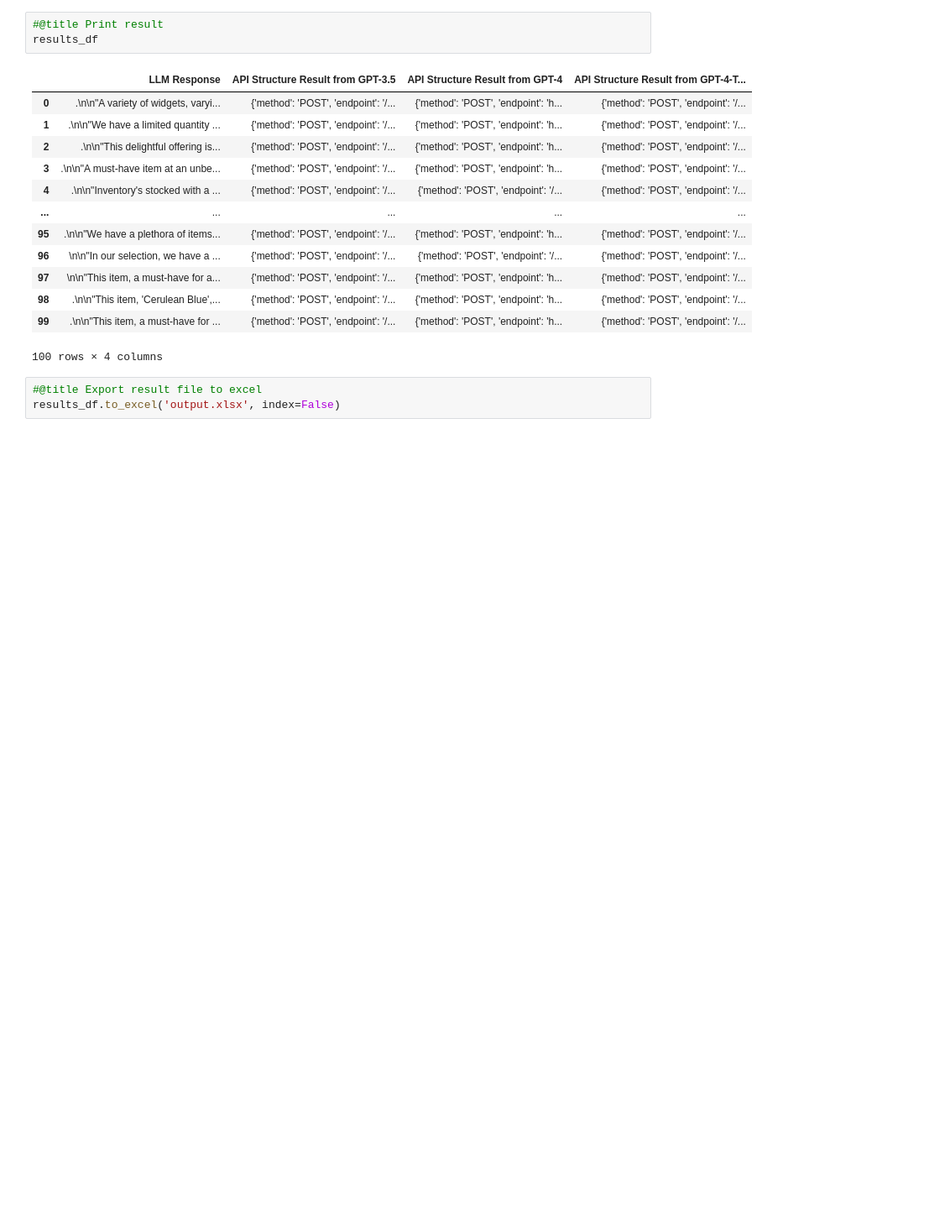
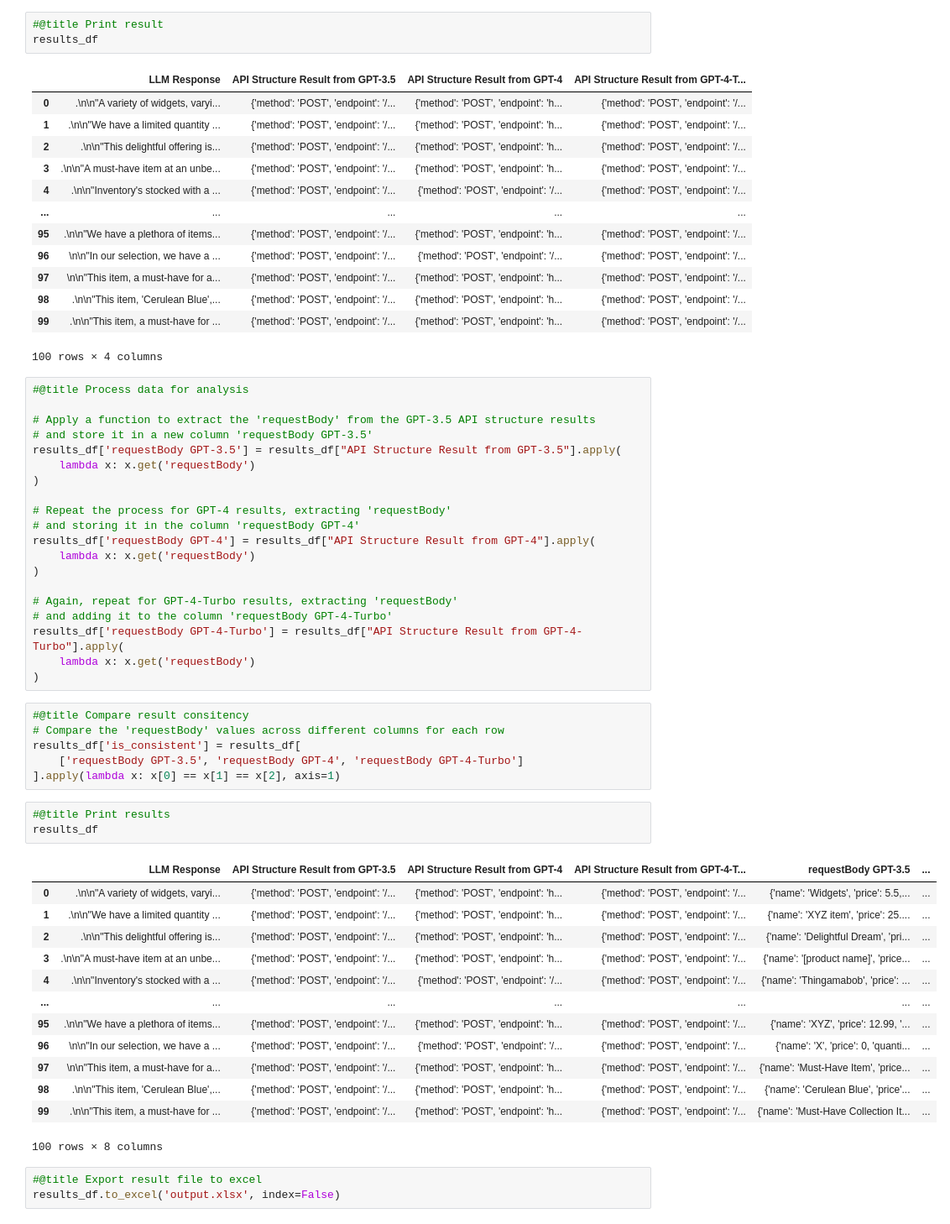
Before and after one commit to tmehtiyev2019/llm-api-tm, a Jupyter notebook: Main.ipynb, the cells around one changed output. Shown: that part at 84% size. Drawn from its saved outputs; the diff is of its cells as text; blank space fills up the shorter version.

Commit message:
add the data processing part

```diff
--- a/Main.ipynb
+++ b/Main.ipynb
@@ -181,6 +181,49 @@ results_df
 | 98 | .\n\n"This item, 'Cerulean Blue',... | {'method': 'POST', 'endpoint': '/... | {'method': 'POST', 'endpoint': 'h... | {'method': 'POST', 'endpoint': '/... |
 | 99 | .\n\n"This item, a must-have for ... | {'method': 'POST', 'endpoint': '/... | {'method': 'POST', 'endpoint': 'h... | {'method': 'POST', 'endpoint': '/... |
 100 rows × 4 columns
+# %%
+#@title Process data for analysis
+
+# Apply a function to extract the 'requestBody' from the GPT-3.5 API structure results
+# and store it in a new column 'requestBody GPT-3.5'
+results_df['requestBody GPT-3.5'] = results_df["API Structure Result from GPT-3.5"].apply(
+    lambda x: x.get('requestBody')
+)
+
+# Repeat the process for GPT-4 results, extracting 'requestBody'
+# and storing it in the column 'requestBody GPT-4'
+results_df['requestBody GPT-4'] = results_df["API Structure Result from GPT-4"].apply(
+    lambda x: x.get('requestBody')
+)
+
+# Again, repeat for GPT-4-Turbo results, extracting 'requestBody'
+# and adding it to the column 'requestBody GPT-4-Turbo'
+results_df['requestBody GPT-4-Turbo'] = results_df["API Structure Result from GPT-4-Turbo"].apply(
+    lambda x: x.get('requestBody')
+)
+# %%
+#@title Compare result consitency
+# Compare the 'requestBody' values across different columns for each row
+results_df['is_consistent'] = results_df[
+    ['requestBody GPT-3.5', 'requestBody GPT-4', 'requestBody GPT-4-Turbo']
+].apply(lambda x: x[0] == x[1] == x[2], axis=1)
+# %%
+#@title Print results
+results_df
+# %% [output]
+|  | LLM Response | API Structure Result from GPT-3.5 | API Structure Result from GPT-4 | API Structure Result from GPT-4-T... | requestBody GPT-3.5 | ... |
+| 0 | .\n\n"A variety of widgets, varyi... | {'method': 'POST', 'endpoint': '/... | {'method': 'POST', 'endpoint': 'h... | {'method': 'POST', 'endpoint': '/... | {'name': 'Widgets', 'price': 5.5,... | ... |
+| 1 | .\n\n"We have a limited quantity ... | {'method': 'POST', 'endpoint': '/... | {'method': 'POST', 'endpoint': 'h... | {'method': 'POST', 'endpoint': '/... | {'name': 'XYZ item', 'price': 25.... | ... |
+| 2 | .\n\n"This delightful offering is... | {'method': 'POST', 'endpoint': '/... | {'method': 'POST', 'endpoint': 'h... | {'method': 'POST', 'endpoint': '/... | {'name': 'Delightful Dream', 'pri... | ... |
+| 3 | .\n\n"A must-have item at an unbe... | {'method': 'POST', 'endpoint': '/... | {'method': 'POST', 'endpoint': 'h... | {'method': 'POST', 'endpoint': '/... | {'name': '[product name]', 'price... | ... |
+| 4 | .\n\n"Inventory's stocked with a ... | {'method': 'POST', 'endpoint': '/... | {'method': 'POST', 'endpoint': '/... | {'method': 'POST', 'endpoint': '/... | {'name': 'Thingamabob', 'price': ... | ... |
+| ... | ... | ... | ... | ... | ... | ... |
+| 95 | .\n\n"We have a plethora of items... | {'method': 'POST', 'endpoint': '/... | {'method': 'POST', 'endpoint': 'h... | {'method': 'POST', 'endpoint': '/... | {'name': 'XYZ', 'price': 12.99, '... | ... |
+| 96 | \n\n"In our selection, we have a ... | {'method': 'POST', 'endpoint': '/... | {'method': 'POST', 'endpoint': '/... | {'method': 'POST', 'endpoint': '/... | {'name': 'X', 'price': 0, 'quanti... | ... |
+| 97 | \n\n"This item, a must-have for a... | {'method': 'POST', 'endpoint': '/... | {'method': 'POST', 'endpoint': 'h... | {'method': 'POST', 'endpoint': '/... | {'name': 'Must-Have Item', 'price... | ... |
+| 98 | .\n\n"This item, 'Cerulean Blue',... | {'method': 'POST', 'endpoint': '/... | {'method': 'POST', 'endpoint': 'h... | {'method': 'POST', 'endpoint': '/... | {'name': 'Cerulean Blue', 'price'... | ... |
+| 99 | .\n\n"This item, a must-have for ... | {'method': 'POST', 'endpoint': '/... | {'method': 'POST', 'endpoint': 'h... | {'method': 'POST', 'endpoint': '/... | {'name': 'Must-Have Collection It... | ... |
+100 rows × 8 columns
 # %%
 #@title Export result file to excel
 results_df.to_excel('output.xlsx', index=False)
```
Also changed, not shown: parts of 1 cell of this notebook.
